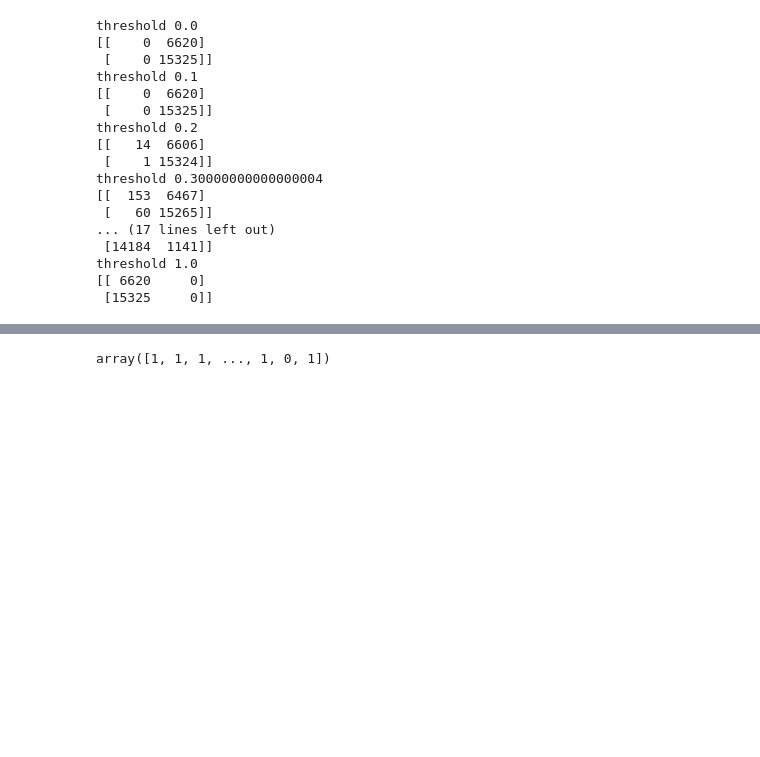
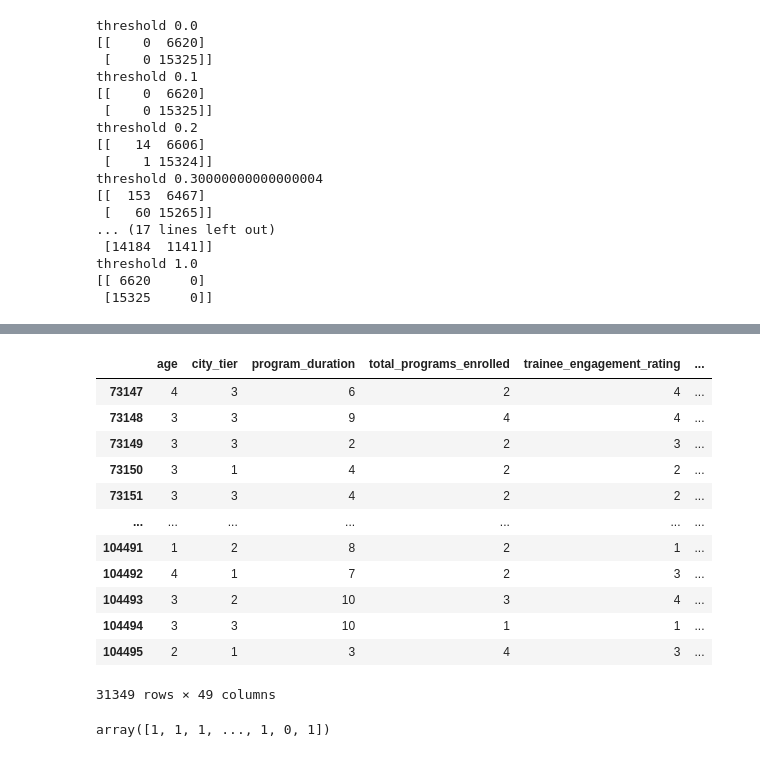
Before and after one commit to venkatesh2309/Machine-learning-models, a Jupyter notebook: Model trainee evaluate.ipynb, the cells around one changed output, grey strips where cells are left out. Cells and saved outputs as stored; diff of their text form; code cells hidden in the pictures; blank space fills up the shorter version.

```diff
--- a/Model trainee evaluate.ipynb
+++ b/Model trainee evaluate.ipynb
@@ -466,6 +473,22 @@ final_score.sort_values(by='auc_score',ascending=False)
 ## let us use the Random forsest model where we have hightest auc score.
 
 data_test=data_test.drop(['Age','is_pass'],axis=1)
+# %%
+data_test
+# %% [output]
+|  | age | city_tier | program_duration | total_programs_enrolled | trainee_engagement_rating | ... |
+| 73147 | 4 | 3 | 6 | 2 | 4 | ... |
+| 73148 | 3 | 3 | 9 | 4 | 4 | ... |
+| 73149 | 3 | 3 | 2 | 2 | 3 | ... |
+| 73150 | 3 | 1 | 4 | 2 | 2 | ... |
+| 73151 | 3 | 3 | 4 | 2 | 2 | ... |
+| ... | ... | ... | ... | ... | ... | ... |
+| 104491 | 1 | 2 | 8 | 2 | 1 | ... |
+| 104492 | 4 | 1 | 7 | 2 | 3 | ... |
+| 104493 | 3 | 2 | 10 | 3 | 4 | ... |
+| 104494 | 3 | 3 | 10 | 1 | 1 | ... |
+| 104495 | 2 | 1 | 3 | 4 | 3 | ... |
+31349 rows × 49 columns
 # %%
 y_finalprediction=randomforest.predict(data_test)
 # %%
```
Also changed, not shown: parts of 9 cells of this notebook, 1 other file.
